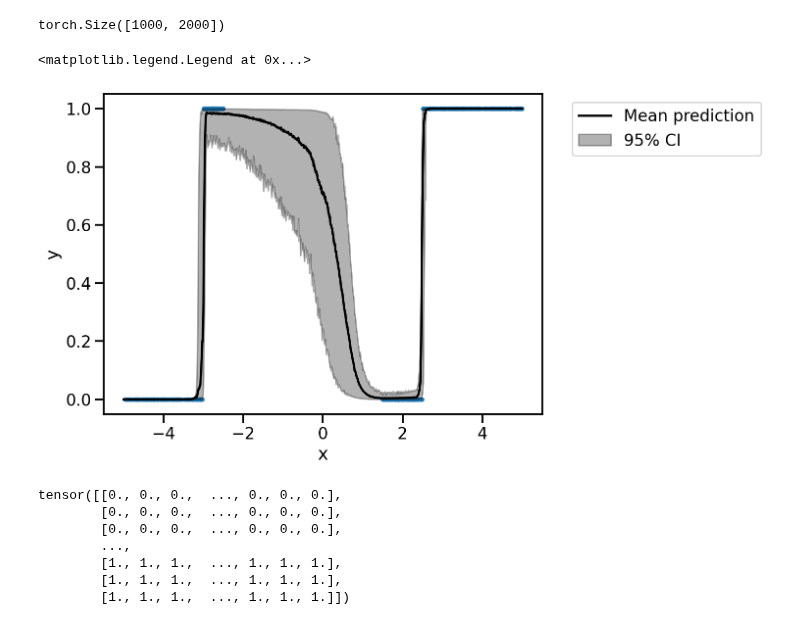
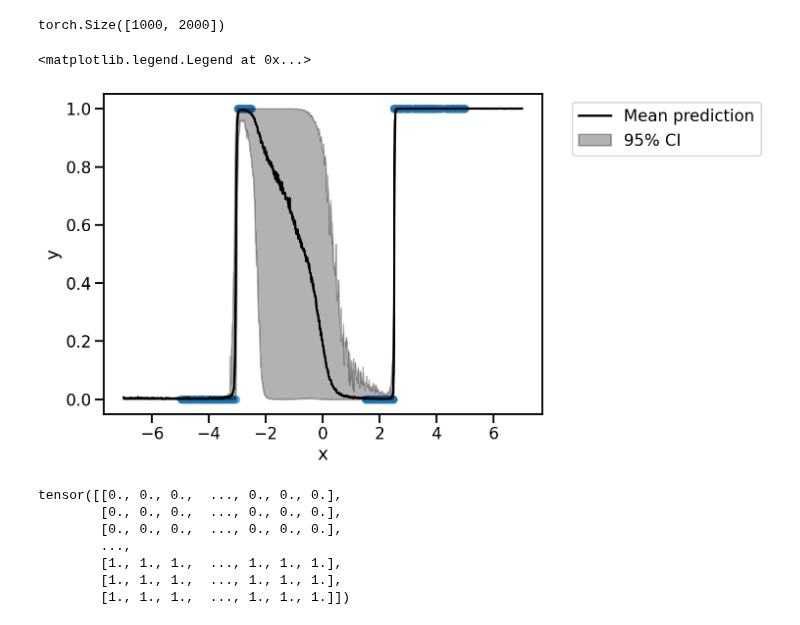
Before and after one commit to patel-zeel/nbblog, a Jupyter notebook: posts/2022-May-26-BALD.ipynb, the cells around one changed output. Drawn from its saved outputs; the diff is of its cells as text; code cells hidden in the pictures.

```diff
--- a/posts/2022-May-26-BALD.ipynb
+++ b/posts/2022-May-26-BALD.ipynb
@@ -84,12 +84,12 @@ mutual_information(pt1), mutual_information(pt2), mutual_information(pt3)
 # %%
 # Training data
 
-# Between -5 and -3, y = 0, and we have n1 = 1000
-# Between -3 and -2, y = 1, and we have n2 = 500
-# Between 1 and 2.5, y = 0, and we have n3 = 750
-# Between 2.5 and 5, y = 1, and we have n4 = 1250
+# Between -5 and -3, y = 0, and we have n1 = 100
+# Between -3 and -2, y = 1, and we have n2 = 50
+# Between 1 and 2.5, y = 0, and we have n3 = 75
+# Between 2.5 and 5, y = 1, and we have n4 = 125
 
-fac = 4
+fac = 10
 # Generate data
 n1 = 1000//fac
 n2 = 500//fac
@@ -116,6 +116,7 @@ y = y.cuda()
 [figure]
 # %%
 # Simple MLP with 4 layers and dropout in between
+import torch.functional as F
 
 class MLP(torch.nn.Module):
     def __init__(self, input_dim, hidden_dim, output_dim, dropout_prob):
@@ -126,9 +127,9 @@ class MLP(torch.nn.Module):
         self.dropout = torch.nn.Dropout(dropout_prob)
 
     def forward(self, x):
-        x = torch.relu(self.fc1(x))
+        x = torch.nn.GELU()(self.fc1(x))
         x = self.dropout(x)
-        x = torch.relu(self.fc2(x))
+        x = torch.nn.GELU()(self.fc2(x))
         x = self.dropout(x)
         x = self.fc3(x)
         return x
@@ -142,11 +143,11 @@ def train(model, x, y, optimizer, loss_fn, num_epochs):
         loss = loss_fn(y_pred.squeeze(), y)
         loss.backward()
         optimizer.step()
-        if epoch % 100 == 0:
+        if epoch % 300 == 0:
             print(f"Epoch {epoch}, loss {loss.item():.4f}")
 
 # Train the model
-model = MLP(1, 32, 1, 0.2).cuda()
+model = MLP(1, 12, 1, 0.2).cuda()
 optimizer = torch.optim.Adam(model.parameters(), lr=0.01)
 loss_fn = torch.nn.BCEWithLogitsLoss()
 train(model, x.unsqueeze(1), y, optimizer, loss_fn, 4000)
@@ -180,7 +178,7 @@ def predict(model, x, num_mc_samples):
     return np.concatenate(y_preds, axis=1)
 
 # Plot the predictive distribution
-x_test = torch.linspace(-5, 5, 1000).cuda()
+x_test = torch.linspace(-7, 7, 1000).cuda()
 y_test = predict(model, x_test, 2000) # 500 MC samples
 # %%
 y_test_orig = torch.from_numpy(y_test)
@@ -189,16 +187,16 @@ y_test_orig.shape
 torch.Size([1000, 2000])
 # %%
 plt.figure(figsize=(8, 6))
-plt.scatter(x.cpu(), y.cpu(), s=10, alpha=0.5)
+plt.scatter(x.cpu(), y.cpu(), s=50, alpha=0.5)
 plt.plot(x_test.cpu(), torch.mean(y_test_orig, axis=1).cpu(), color="black", label="Mean prediction")
 plt.fill_between(x_test.cpu(), np.percentile(y_test_orig.cpu(), 2.5, axis=1), np.percentile(y_test_orig.cpu(), 97.5, axis=1), alpha=0.3, color="black", label="95% CI")
 plt.xlabel("x")
 plt.ylabel("y")
 # Legend outside the plot
 plt.legend(bbox_to_anchor=(1.05, 1), loc='upper left')
 # %% [output]
 <matplotlib.legend.Legend at 0x...>
-[figure, old version]
+[figure, new version]
 # %%
 y_test_orig
 # %% [output]
```
Also changed, not shown: parts of 4 cells of this notebook.
